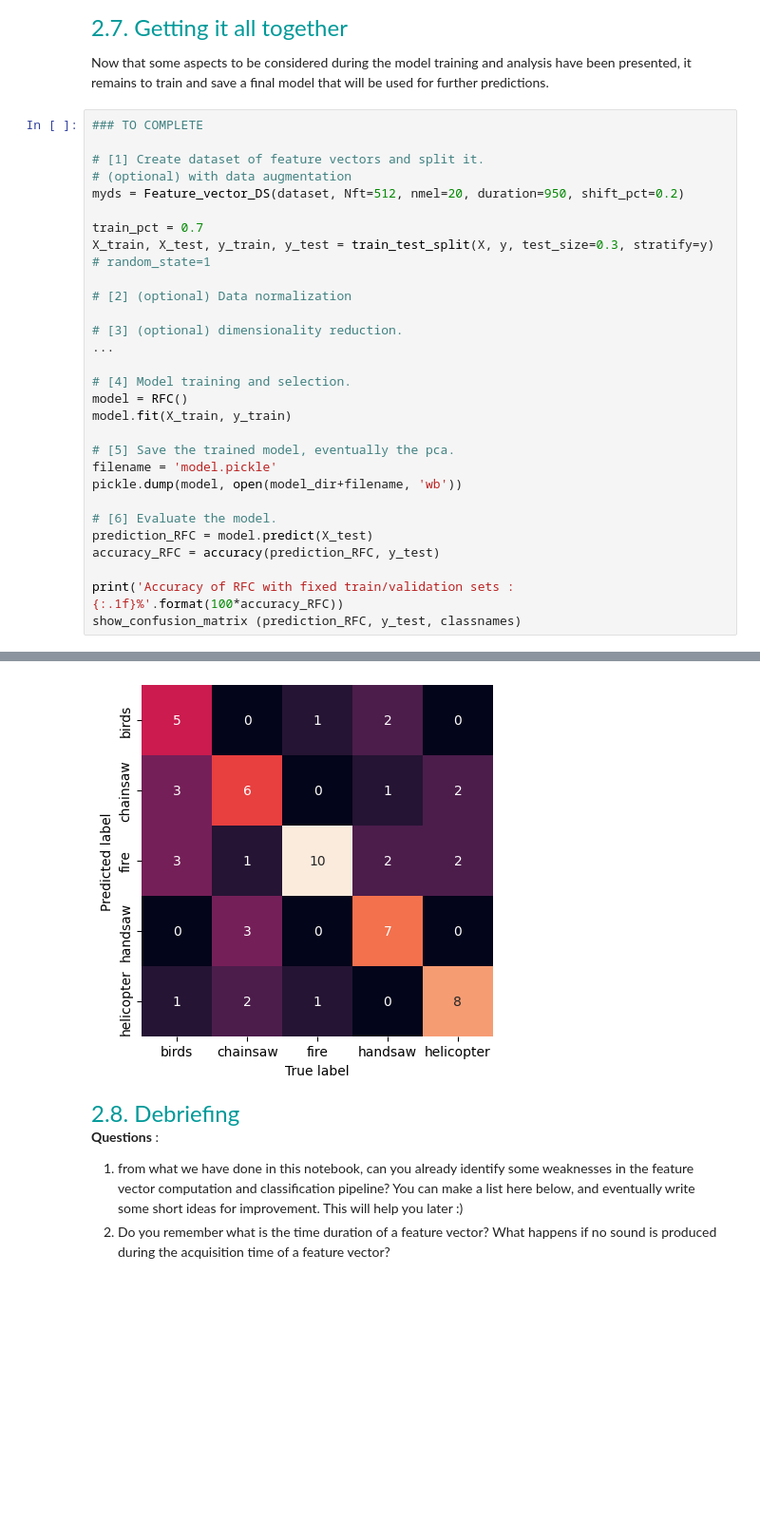
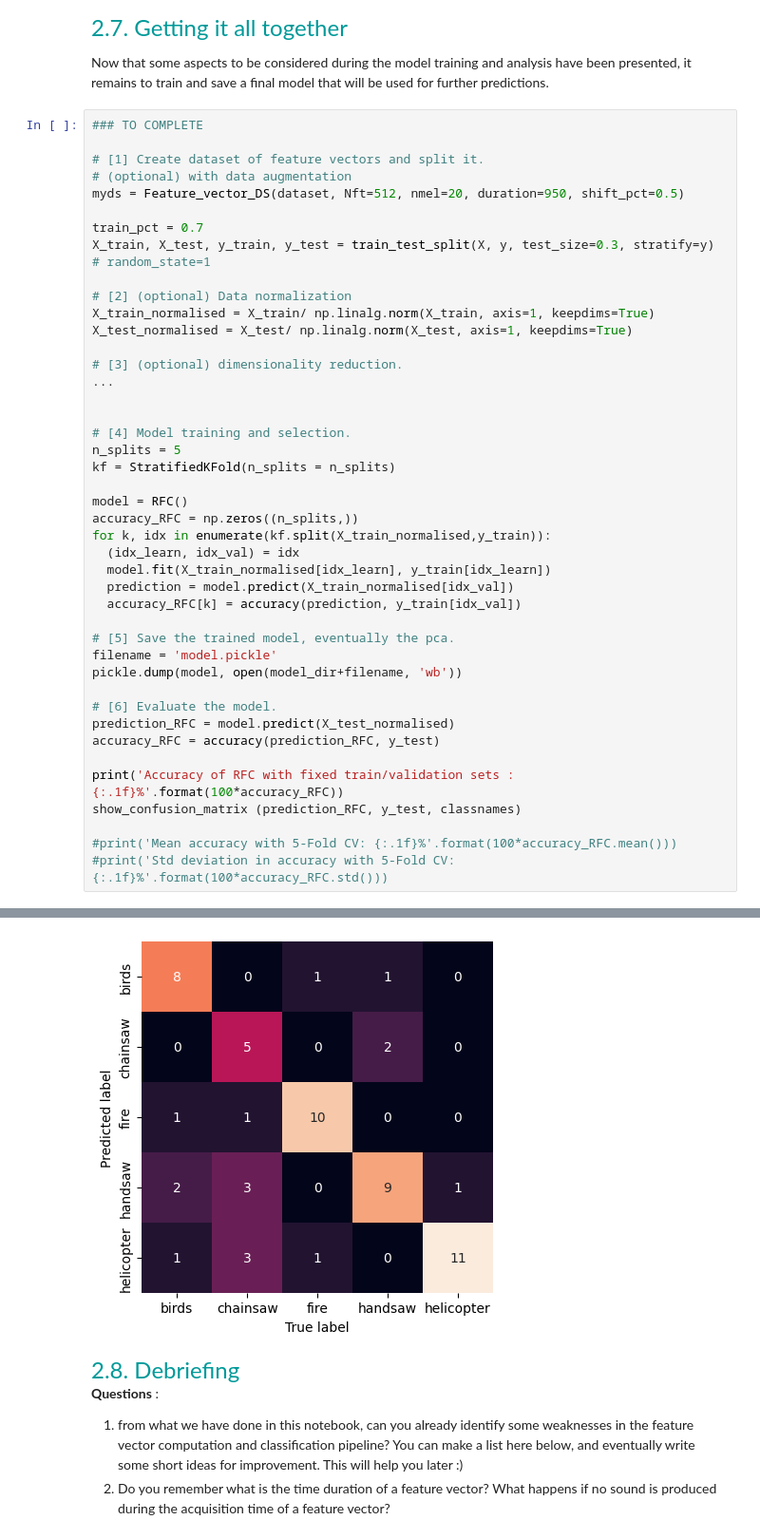
Before and after one commit to CamilleCl/lelec210X_GroupeF, a Jupyter notebook: classification/hands_on_classif2_audio.ipynb, the cells around one changed output, grey strips where cells are left out. Shown: that part at 95% size. Cells and saved outputs as stored; diff of their text form; blank space fills up the shorter version.

Commit message:
model classifiaction

```diff
--- a/classification/hands_on_classif2_audio.ipynb
+++ b/classification/hands_on_classif2_audio.ipynb
@@ -572,28 +572,42 @@ Now that some aspects to be considered during the model training and analysis ha
 
 # [1] Create dataset of feature vectors and split it.
 # (optional) with data augmentation
-myds = Feature_vector_DS(dataset, Nft=512, nmel=20, duration=950, shift_pct=0.2)
+myds = Feature_vector_DS(dataset, Nft=512, nmel=20, duration=950, shift_pct=0.5)
 
 train_pct = 0.7
 X_train, X_test, y_train, y_test = train_test_split(X, y, test_size=0.3, stratify=y) # random_state=1
 
 # [2] (optional) Data normalization
+X_train_normalised = X_train/ np.linalg.norm(X_train, axis=1, keepdims=True)
+X_test_normalised = X_test/ np.linalg.norm(X_test, axis=1, keepdims=True)
 
 # [3] (optional) dimensionality reduction.
 ...
 
+
 # [4] Model training and selection.
+n_splits = 5
+kf = StratifiedKFold(n_splits = n_splits)
+
 model = RFC()
-model.fit(X_train, y_train)
+accuracy_RFC = np.zeros((n_splits,))
+for k, idx in enumerate(kf.split(X_train_normalised,y_train)):
+  (idx_learn, idx_val) = idx
+  model.fit(X_train_normalised[idx_learn], y_train[idx_learn])
+  prediction = model.predict(X_train_normalised[idx_val])
+  accuracy_RFC[k] = accuracy(prediction, y_train[idx_val])
 
 # [5] Save the trained model, eventually the pca.
 filename = 'model.pickle'
 pickle.dump(model, open(model_dir+filename, 'wb'))
 
 # [6] Evaluate the model.
-prediction_RFC = model.predict(X_test)
+prediction_RFC = model.predict(X_test_normalised)
 accuracy_RFC = accuracy(prediction_RFC, y_test)
 
 print('Accuracy of RFC with fixed train/validation sets : {:.1f}%'.format(100*accuracy_RFC))
 show_confusion_matrix (prediction_RFC, y_test, classnames)
+
+#print('Mean accuracy with 5-Fold CV: {:.1f}%'.format(100*accuracy_RFC.mean()))
+#print('Std deviation in accuracy with 5-Fold CV: {:.1f}%'.format(100*accuracy_RFC.std()))
 # %% [output]
@@ -601,4 +615,4 @@ Accuracy of RFC with fixed train/validation sets : 60.0%
-[figure, old version]
+[figure, new version]
 # %% [markdown]
 <font size=5 color=#009999> 2.8. Debriefing </font> <br>
 **Questions** :
```
Also changed, not shown: parts of 6 cells of this notebook, 2 other files.
